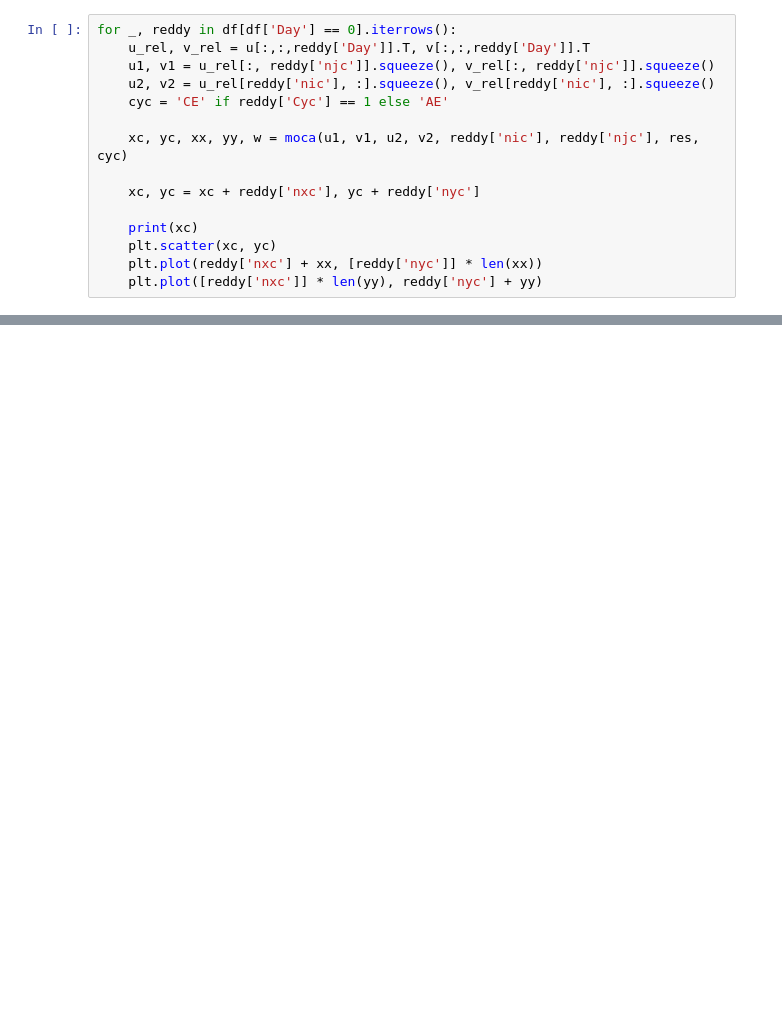
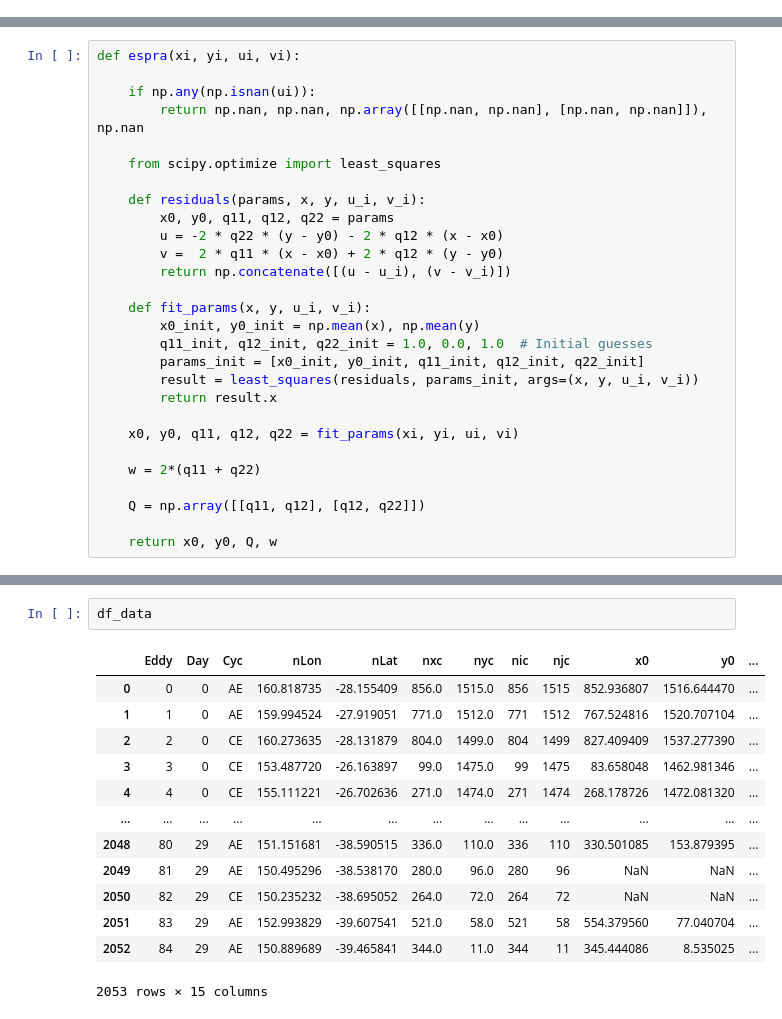
Before and after one commit to regdowse/UNSW-MRes, a Jupyter notebook: MRes/Chapter2/Eddy_Detection_Tracking.ipynb, the cells around one changed output, grey strips where cells are left out. Drawn from its saved outputs; the diff is of its cells as text; blank space fills up the shorter version.

```diff
--- a/MRes/Chapter2/Eddy_Detection_Tracking.ipynb
+++ b/MRes/Chapter2/Eddy_Detection_Tracking.ipynb
@@ -446,15 +0,0 @@ df
-# %%
-for _, reddy in df[df['Day'] == 0].iterrows():
-    u_rel, v_rel = u[:,:,reddy['Day']].T, v[:,:,reddy['Day']].T
-    u1, v1 = u_rel[:, reddy['njc']].squeeze(), v_rel[:, reddy['njc']].squeeze()
-    u2, v2 = u_rel[reddy['nic'], :].squeeze(), v_rel[reddy['nic'], :].squeeze()
-    cyc = 'CE' if reddy['Cyc'] == 1 else 'AE'
-
-    xc, yc, xx, yy, w = moca(u1, v1, u2, v2, reddy['nic'], reddy['njc'], res, cyc)
-
-    xc, yc = xc + reddy['nxc'], yc + reddy['nyc']
-
-    print(xc)
-    plt.scatter(xc, yc)
-    plt.plot(reddy['nxc'] + xx, [reddy['nyc']] * len(xx))
-    plt.plot([reddy['nxc']] * len(yy), reddy['nyc'] + yy)
@@ -560,0 +302,28 @@ def eddy_tracking(daydic):
+# %%
+def espra(xi, yi, ui, vi):
+
+    if np.any(np.isnan(ui)):
+        return np.nan, np.nan, np.array([[np.nan, np.nan], [np.nan, np.nan]]), np.nan
+
+    from scipy.optimize import least_squares
+
+    def residuals(params, x, y, u_i, v_i):
+        x0, y0, q11, q12, q22 = params
+        u = -2 * q22 * (y - y0) - 2 * q12 * (x - x0)
+        v =  2 * q11 * (x - x0) + 2 * q12 * (y - y0)
+        return np.concatenate([(u - u_i), (v - v_i)])
+
+    def fit_params(x, y, u_i, v_i):
+        x0_init, y0_init = np.mean(x), np.mean(y)
+        q11_init, q12_init, q22_init = 1.0, 0.0, 1.0  # Initial guesses
+        params_init = [x0_init, y0_init, q11_init, q12_init, q22_init]
+        result = least_squares(residuals, params_init, args=(x, y, u_i, v_i))
+        return result.x
+
+    x0, y0, q11, q12, q22 = fit_params(xi, yi, ui, vi)
+
+    w = 2*(q11 + q22)
+
+    Q = np.array([[q11, q12], [q12, q22]])
+
+    return x0, y0, Q, w
@@ -560,0 +375,16 @@ def eddy_tracking(daydic):
+# %%
+df_data
+# %% [output]
+|  | Eddy | Day | Cyc | nLon | nLat | nxc | nyc | nic | njc | x0 | y0 | ... |
+| 0 | 0 | 0 | AE | 160.818735 | -28.155409 | 856.0 | 1515.0 | 856 | 1515 | 852.936807 | 1516.644470 | ... |
+| 1 | 1 | 0 | AE | 159.994524 | -27.919051 | 771.0 | 1512.0 | 771 | 1512 | 767.524816 | 1520.707104 | ... |
+| 2 | 2 | 0 | CE | 160.273635 | -28.131879 | 804.0 | 1499.0 | 804 | 1499 | 827.409409 | 1537.277390 | ... |
+| 3 | 3 | 0 | CE | 153.487720 | -26.163897 | 99.0 | 1475.0 | 99 | 1475 | 83.658048 | 1462.981346 | ... |
+| 4 | 4 | 0 | CE | 155.111221 | -26.702636 | 271.0 | 1474.0 | 271 | 1474 | 268.178726 | 1472.081320 | ... |
+| ... | ... | ... | ... | ... | ... | ... | ... | ... | ... | ... | ... | ... |
+| 2048 | 80 | 29 | AE | 151.151681 | -38.590515 | 336.0 | 110.0 | 336 | 110 | 330.501085 | 153.879395 | ... |
+| 2049 | 81 | 29 | AE | 150.495296 | -38.538170 | 280.0 | 96.0 | 280 | 96 | NaN | NaN | ... |
+| 2050 | 82 | 29 | CE | 150.235232 | -38.695052 | 264.0 | 72.0 | 264 | 72 | NaN | NaN | ... |
+| 2051 | 83 | 29 | AE | 152.993829 | -39.607541 | 521.0 | 58.0 | 521 | 58 | 554.379560 | 77.040704 | ... |
+| 2052 | 84 | 29 | AE | 150.889689 | -39.465841 | 344.0 | 11.0 | 344 | 11 | 345.444086 | 8.535025 | ... |
+2053 rows × 15 columns
```
Also changed, not shown: parts of 34 cells of this notebook.
